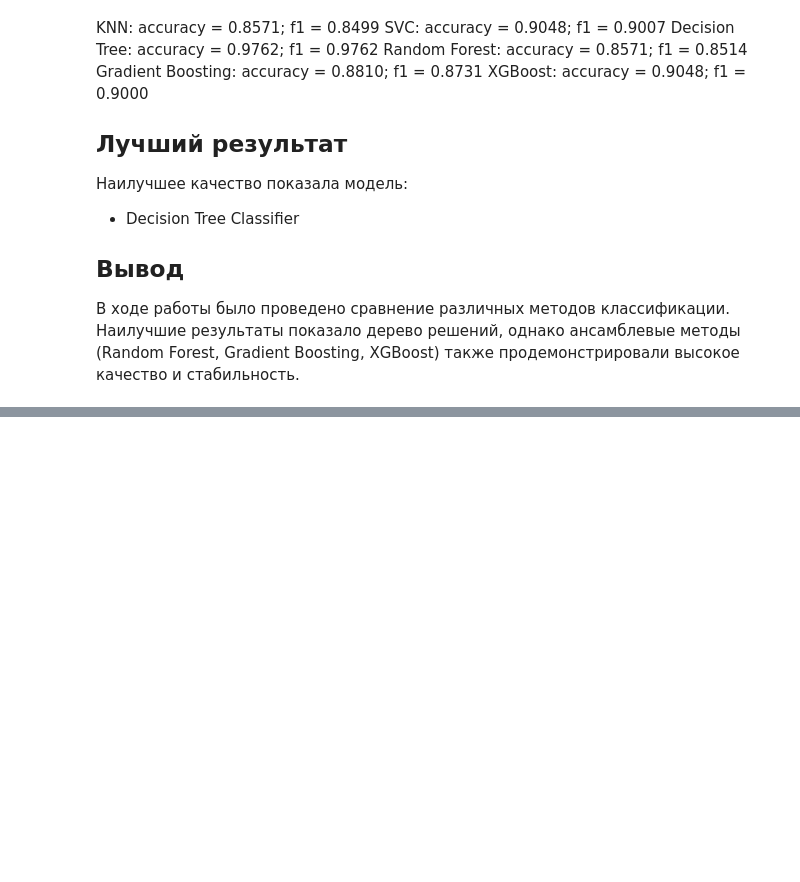
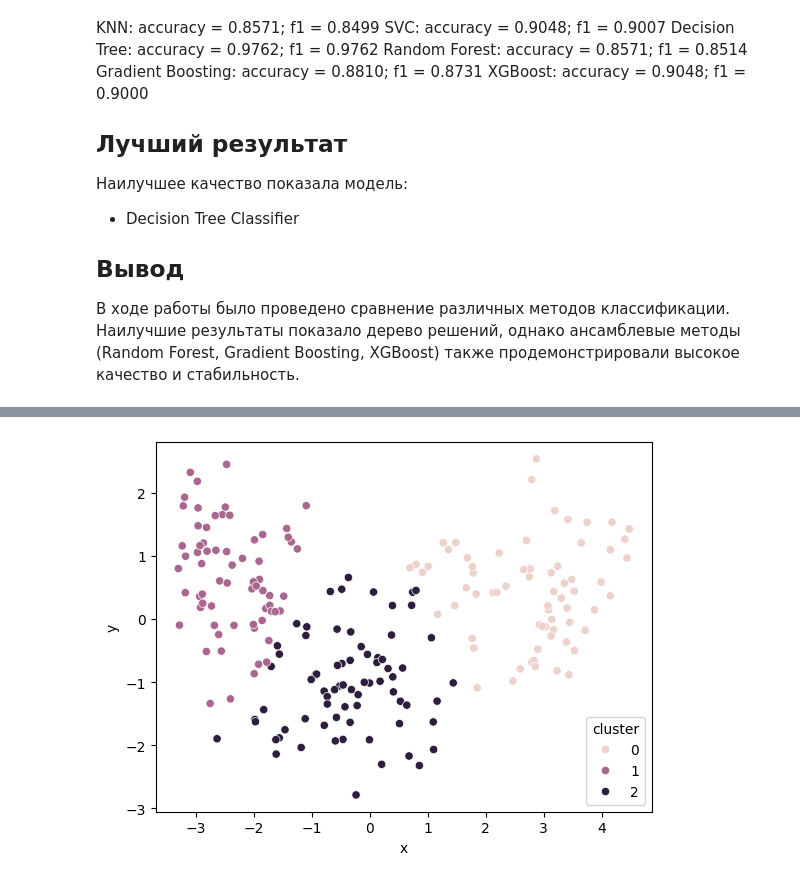
Before and after one commit to incubus-glitch/seeds, a Jupyter notebook: notebooks/claassifier-seeds.ipynb, the cells around one changed output, grey strips where cells are left out. Cells and saved outputs as stored; diff of their text form; code cells hidden in the pictures; blank space fills up the shorter version.

```diff
--- a/notebooks/claassifier-seeds.ipynb
+++ b/notebooks/claassifier-seeds.ipynb
@@ -459,0 +526,12 @@ XGBoost: accuracy = 0.9048; f1 = 0.9000
+# %%
+pred = model.predict(df_scaled)
+# %%
+pca = PCA(n_components=2)
+X_pca = pca.fit_transform(df_scaled)
+df_scaled_pca = pd.DataFrame(
+    X_pca,
+    columns=['x', 'y'],
+)
+
+df_scaled_pca['cluster'] = pred
+df_scaled_pca.head()
@@ -459,0 +545,5 @@ XGBoost: accuracy = 0.9048; f1 = 0.9000
+# %%
+sns.scatterplot(data=df_scaled_pca, x='x', y='y', hue='cluster')
+plt.show()
+# %% [output]
+[figure, added]
```
Also changed, not shown: parts of 15 cells of this notebook.
